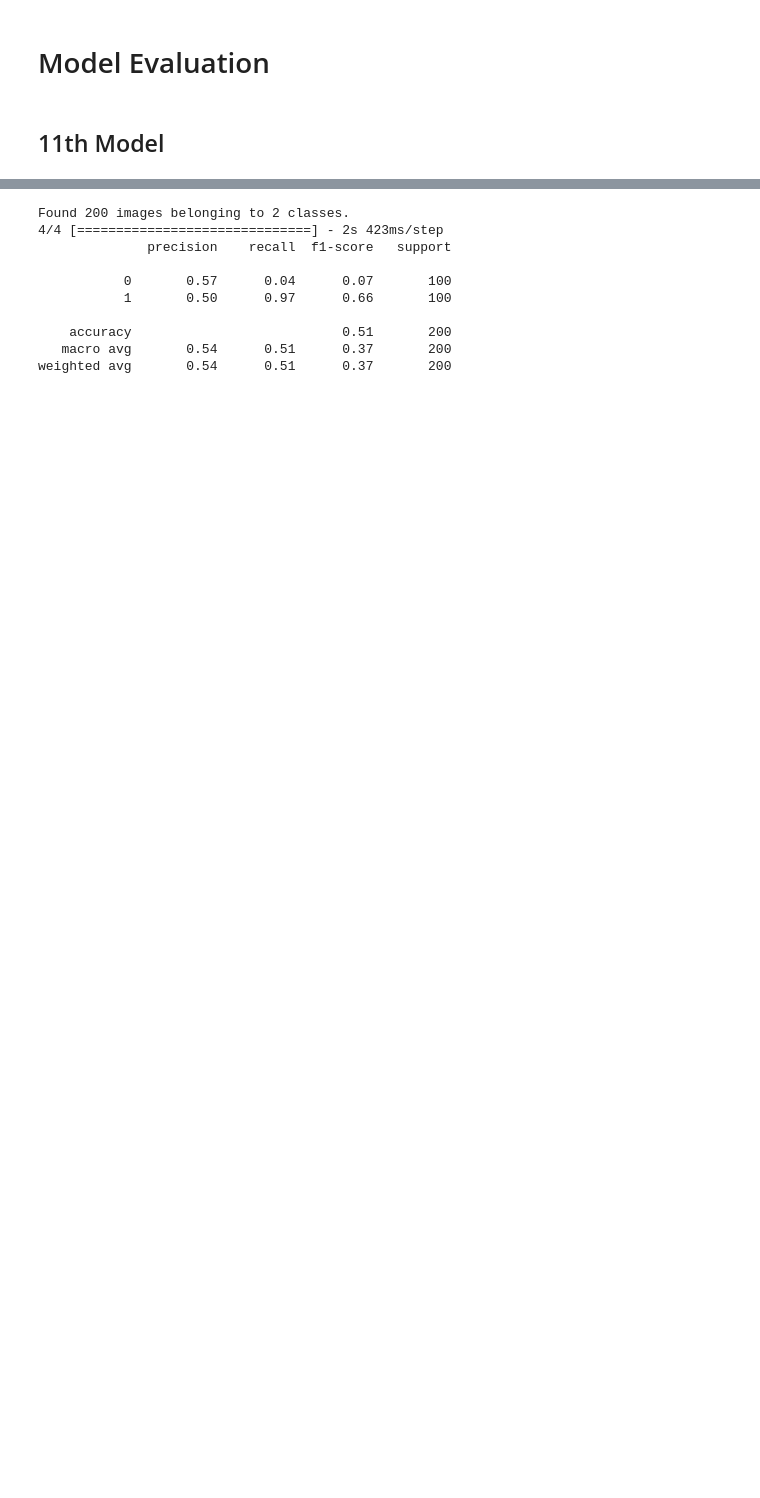
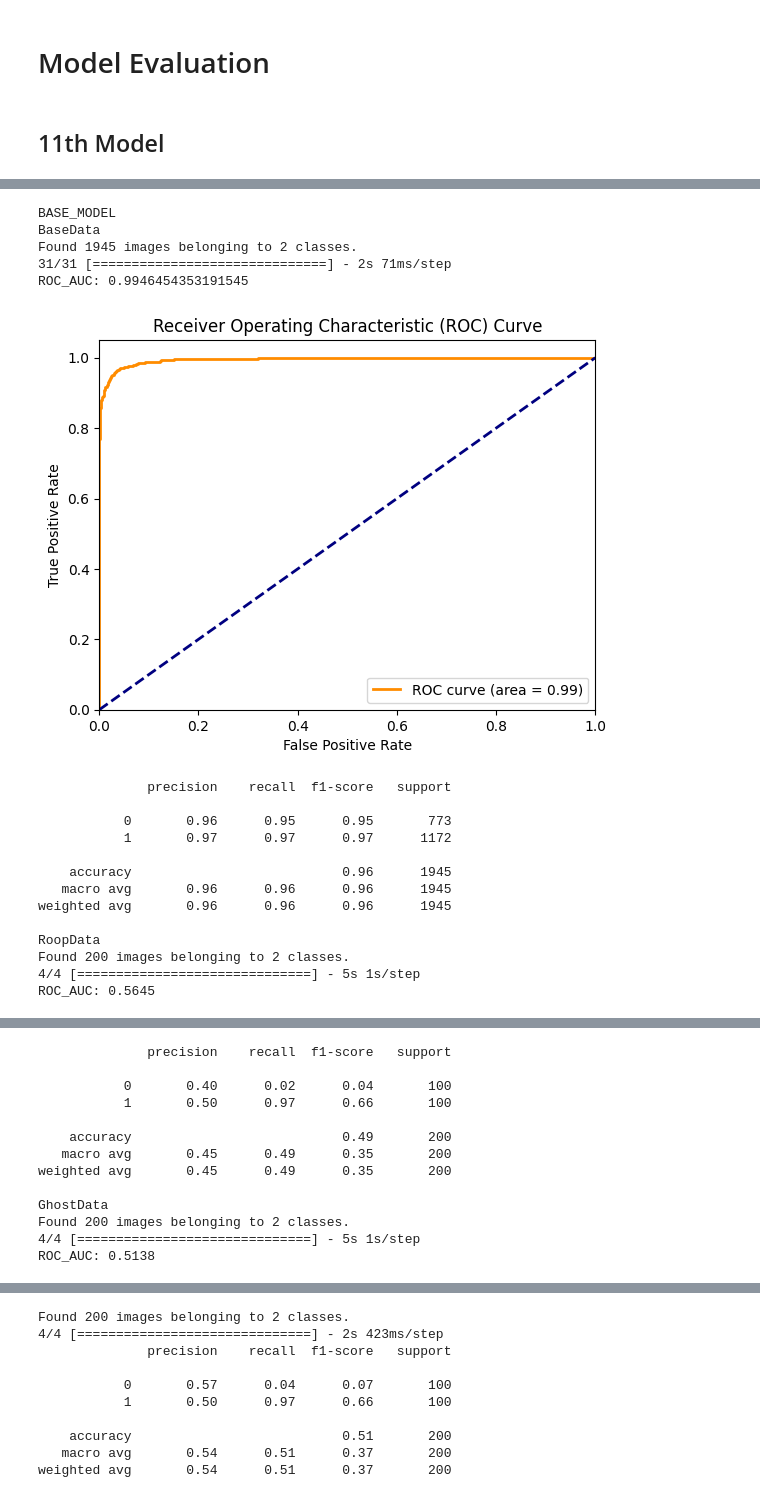
Before and after one commit to Dryg1214/DeepFakeRepos, a Jupyter notebook: AllModels/DeepFakeDetectionModels/MesoNet-DeepFakeDetection/notebook/Meso_4.ipynb, the cells around one changed output, grey strips where cells are left out. Saved outputs shown, nothing was run; the diff lists cells and outputs as text; code cells hidden in the pictures; blank space fills up the shorter version.

```diff
--- a/AllModels/DeepFakeDetectionModels/MesoNet-DeepFakeDetection/notebook/Meso_4.ipynb
+++ b/AllModels/DeepFakeDetectionModels/MesoNet-DeepFakeDetection/notebook/Meso_4.ipynb
@@ -227,8 +234,8 @@ def get_classification_report(
 ):
     data = get_test_data_generator(data_dir, batch_size=batch_size)
     predictions = predict(model, data, steps, threshold, nameModel, fake, real)
-    #predictions = predictions[1].reshape((predictions[0].shape[0],))
-    return classification_report(data.classes, predictions[1], output_dict=output_dict)
+    predictions = predictions[1].reshape((predictions[0].shape[0],))
+    return classification_report(data.classes, predictions, output_dict=output_dict)
 # %%
 def visualize_conv_layers_single_img(
     activations,
@@ -437,0 +406,60 @@ weighted avg       0.51      0.51      0.49       968
+# %%
+# Если модель базовая, то 128
+IMG_WIDTH = 1024
+
+baseModelPath = "D:\\DeepFakeRepos\\TestTrainModels\\MESO_BASE_model1_18epochs_valacc0.9252.hdf5"
+roopModelPath = 'D:\\DeepFakeRepos\\TestTrainModels\\Meso100\\model_MESO_ROOP_100_ep20.hdf5'
+ghostModelPath = 'D:\\DeepFakeRepos\\TestTrainModels\\Meso100\\model_MESO_GHOST_100_ep20.hdf5'
+olderModelPath = 'D:\\DeepFakeRepos\\TestTrainModels\\Meso100\\model_MESO_E4E_Older_100_ep20.hdf5'
+smileModelPath = 'D:\\DeepFakeRepos\\TestTrainModels\\Meso100\\model_MESO_E4E_Smile_100_ep20.hdf5'
+
+# Все выборки по 100
+roopDataPath = "D:\\DeepFakeRepos\\Datasets\\RoopData"
+ghostDataPath = "D:\\DeepFakeRepos\\Datasets\\GhostData"
+olderDataPath = "D:\\DeepFakeRepos\\Datasets\\OlderData"
+smileDataPath = "D:\\DeepFakeRepos\\Datasets\\SmileData"
+faceForensicsPath = "D:\\DeepFakeRepos\\Datasets\\FaceForensics"
+
+baseDataTestPath = "D:\\DeepFakeRepos\\AllModels\\DeepFakeDetectionModels\\MesoNet-DeepFakeDetection\\data\\test"
+# %%
+IMG_WIDTH = 256
+model_exp = load_model(baseModelPath)
+
+print("BASE_MODEL")
+print("BaseData")
+print(get_classification_report(model_exp, baseDataTestPath, nameModel="BaseData"))
+
+print("RoopData")
+print(get_classification_report(model_exp, roopDataPath, nameModel="BaseData"))
+
+print("GhostData")
+print(get_classification_report(model_exp, ghostDataPath, nameModel="BaseData"))
+
+print("E4E_OlderData")
+print(get_classification_report(model_exp, olderDataPath, nameModel="BaseData"))
+
+print("E4E_SmileData")
+print(get_classification_report(model_exp, smileDataPath, nameModel="BaseData"))
+
+#0 - фейк
+#1 - реальные
+# %% [output]
+BASE_MODEL
+BaseData
+Found 1945 images belonging to 2 classes.
+31/31 [==============================] - 2s 71ms/step
+ROC_AUC: 0.9946454353191545
+[figure, added]
+              precision    recall  f1-score   support
+
+           0       0.96      0.95      0.95       773
+           1       0.97      0.97      0.97      1172
+
+    accuracy                           0.96      1945
+   macro avg       0.96      0.96      0.96      1945
+weighted avg       0.96      0.96      0.96      1945
+
+RoopData
+Found 200 images belonging to 2 classes.
+4/4 [==============================] - 5s 1s/step
+ROC_AUC: 0.5645
@@ -437,0 +467,13 @@ weighted avg       0.51      0.51      0.49       968
+              precision    recall  f1-score   support
+
+           0       0.40      0.02      0.04       100
+           1       0.50      0.97      0.66       100
+
+    accuracy                           0.49       200
+   macro avg       0.45      0.49      0.35       200
+weighted avg       0.45      0.49      0.35       200
+
+GhostData
+Found 200 images belonging to 2 classes.
+4/4 [==============================] - 5s 1s/step
+ROC_AUC: 0.5138
```
Also changed, not shown: parts of 14 cells of this notebook.
